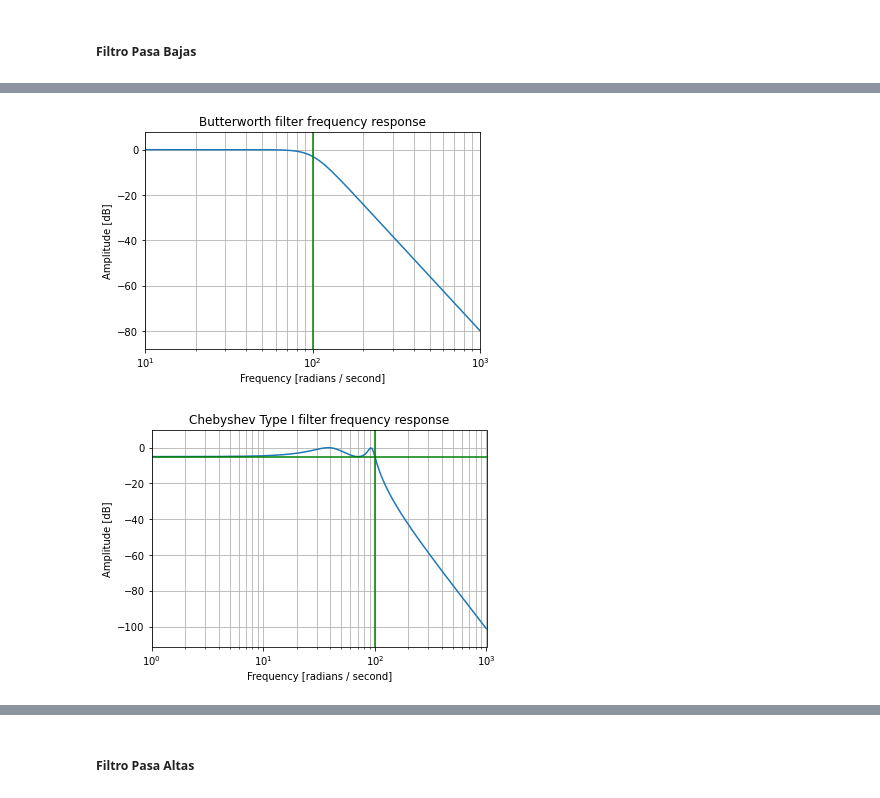
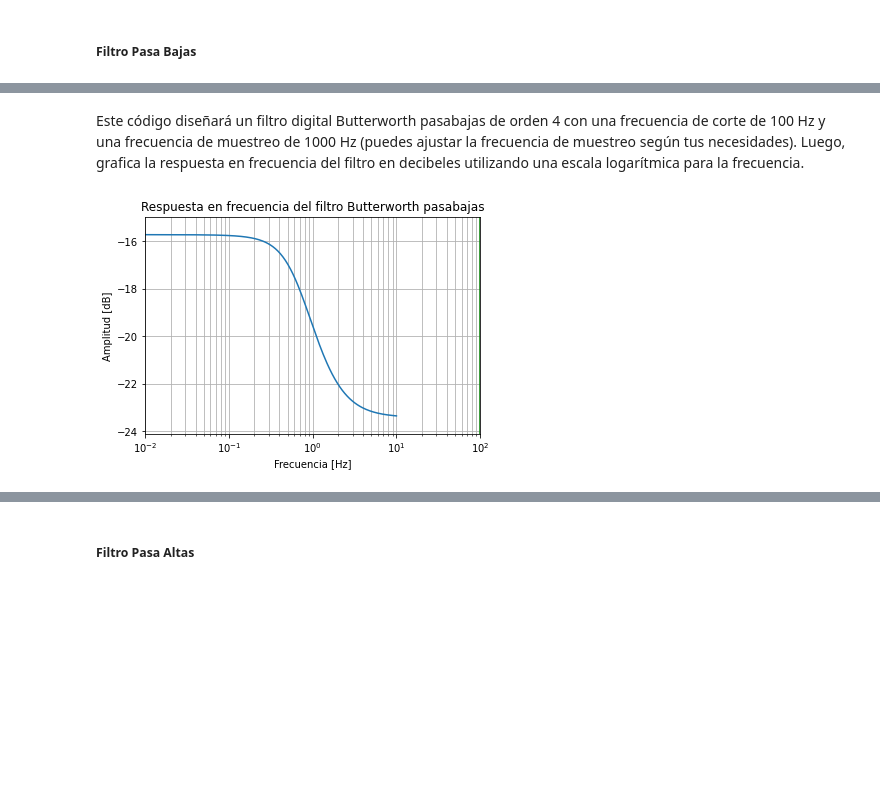
Before and after one commit to cgrf96/Procesamiento_biose-ales, a Jupyter notebook: 3_prepocesamiento/2_filtros_digitales.ipynb, the cells around one changed output, grey strips where cells are left out. Cells and saved outputs as stored; diff of their text form; code cells hidden in the pictures; blank space fills up the shorter version.

```diff
--- a/3_prepocesamiento/2_filtros_digitales.ipynb
+++ b/3_prepocesamiento/2_filtros_digitales.ipynb
@@ -227,33 +256,32 @@ from pylab import *
+# %% [markdown]
+Este código diseñará un filtro digital Butterworth pasabajas de orden 4 con una frecuencia de corte de 100 Hz y una frecuencia de muestreo de 1000 Hz (puedes ajustar la frecuencia de muestreo según tus necesidades). Luego, grafica la respuesta en frecuencia del filtro en decibeles utilizando una escala logarítmica para la frecuencia.
 # %%
-## Filtro Butterworth de 100 Hz de orden 4
+# Filtro Butterworth
 
-b, a = signal.iirfilter(N=4, Wn=100,btype='low', analog=True, ftype='butter')
+# Especificaciones del filtro
+Wn = 100  # Frecuencia de corte del filtro en Hz
+N = 2 # Orden del filtro
+# Diseño del filtro Butterworth utilizando signal.iirfilter
+b, a = signal.iirfilter(N, Wn, btype='low', ftype='butter', fs=1000)
+# Calculo de la respuesta en frecuencia del filtro Butterworth.
 w, h = signal.freqs(b, a)
-fig = plt.figure()
-plt.semilogx(w, 20 * np.log10(abs(h)))
-plt.title('Butterworth filter frequency response')
-plt.xlabel('Frequency [radians / second]')
-plt.ylabel('Amplitude [dB]')
-plt.margins(0, 0.1)
+"""
+Donde:
+b: Numerador de un filtro lineal.
+a: Denominador de un filtro lineal.
+w: Las frecuencias angulares a las que se ha calculado h.
+h: La respuesta en frecuencia.
+"""
+# Graficar la respuesta en frecuencia en decibeles
+plt.figure()
+plt.semilogx(w, 20 * np.log10(np.abs(h)))
+plt.title('Respuesta en frecuencia del filtro Butterworth pasabajas')
+plt.xlabel('Frecuencia [Hz]')
+plt.ylabel('Amplitud [dB]')
+plt.margins(0, 0.1) #Ajustar los márgenes del gráfico en el eje y
 plt.grid(which='both', axis='both')
-plt.axvline(100, color='green') # cutoff frequency
+# Agregar línea vertical para marcar la frecuencia de corte
+plt.axvline(Wn, color='green')
 plt.show()
 # %% [output]
-[figure, old version]
+[figure, new version]
-# %%
-## Filtro Chebyshev Tipo I de 100 Hz de orden 4
-
-b, a = signal.iirfilter(N=4, Wn=100,rp = 5,btype='low', analog=True, ftype='cheby1')
-w, h = signal.freqs(b, a)
-fig = plt.figure()
-plt.semilogx(w, 20 * np.log10(abs(h)))
-plt.title('Chebyshev Type I filter frequency response')
-plt.xlabel('Frequency [radians / second]')
-plt.ylabel('Amplitude [dB]')
-plt.margins(0, 0.1)
-plt.grid(which='both', axis='both')
-plt.axvline(100, color='green') # cutoff frequency
-plt.axhline(-5, color='green') # rp
-plt.show()
-# %% [output]
-[figure, removed]
```
Also changed, not shown: parts of 52 cells of this notebook.
